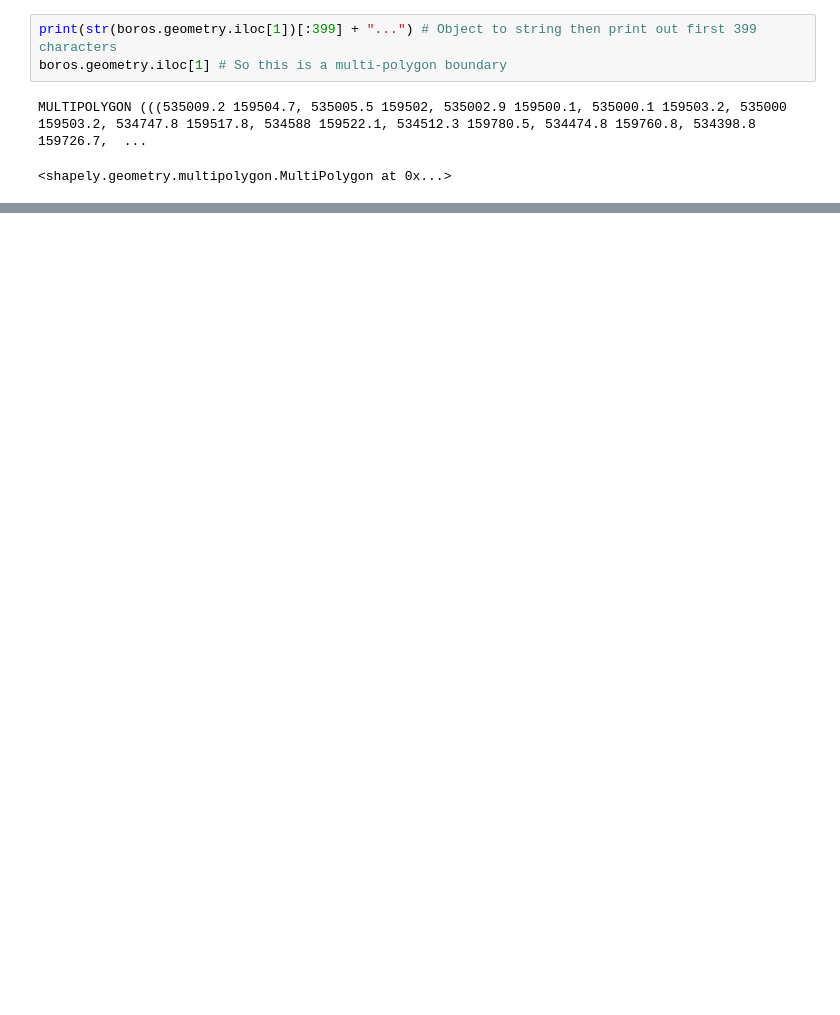
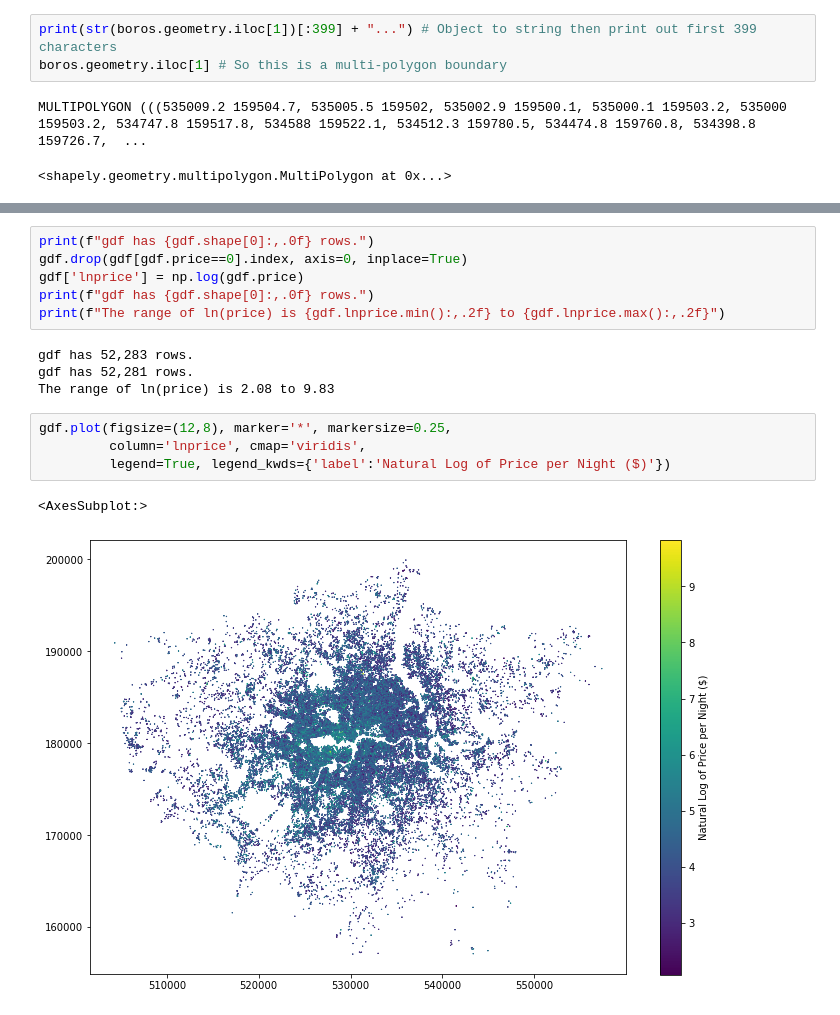
Before and after one commit to Jiawei997/i2p, a Jupyter notebook: pra_6.ipynb, the cells around one changed output, grey strips where cells are left out. Cells and saved outputs as stored; diff of their text form; blank space fills up the shorter version.

```diff
--- a/pra_6.ipynb
+++ b/pra_6.ipynb
@@ -270,0 +297,17 @@ GEOSException: IllegalArgumentException: Points of LinearRing do not form a clos
+# %%
+print(f"gdf has {gdf.shape[0]:,.0f} rows.")
+gdf.drop(gdf[gdf.price==0].index, axis=0, inplace=True)
+gdf['lnprice'] = np.log(gdf.price)
+print(f"gdf has {gdf.shape[0]:,.0f} rows.")
+print(f"The range of ln(price) is {gdf.lnprice.min():,.2f} to {gdf.lnprice.max():,.2f}")
+# %% [output]
+gdf has 52,283 rows.
+gdf has 52,281 rows.
+The range of ln(price) is 2.08 to 9.83
+# %%
+gdf.plot(figsize=(12,8), marker='*', markersize=0.25,
+         column='lnprice', cmap='viridis',
+         legend=True, legend_kwds={'label':'Natural Log of Price per Night ($)'})
+# %% [output]
+<AxesSubplot:>
+[figure, added]
```
Also changed, not shown: parts of 15 cells of this notebook, 1 other file.
